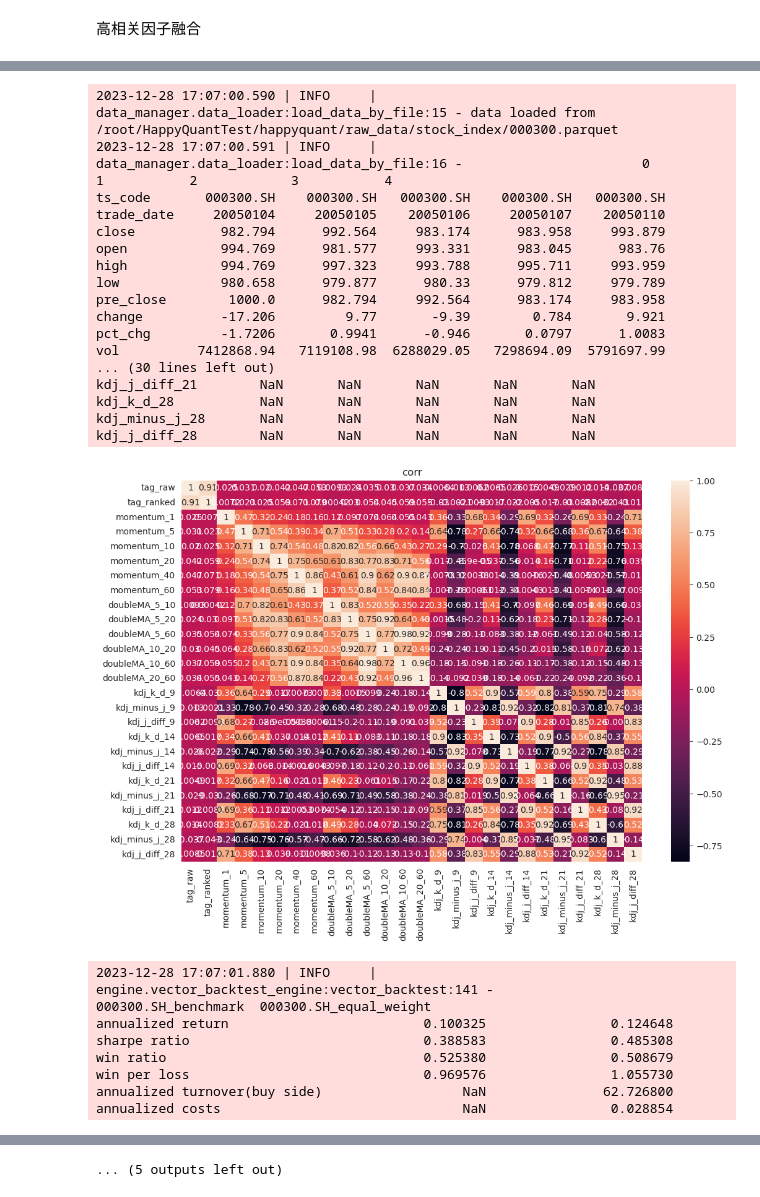
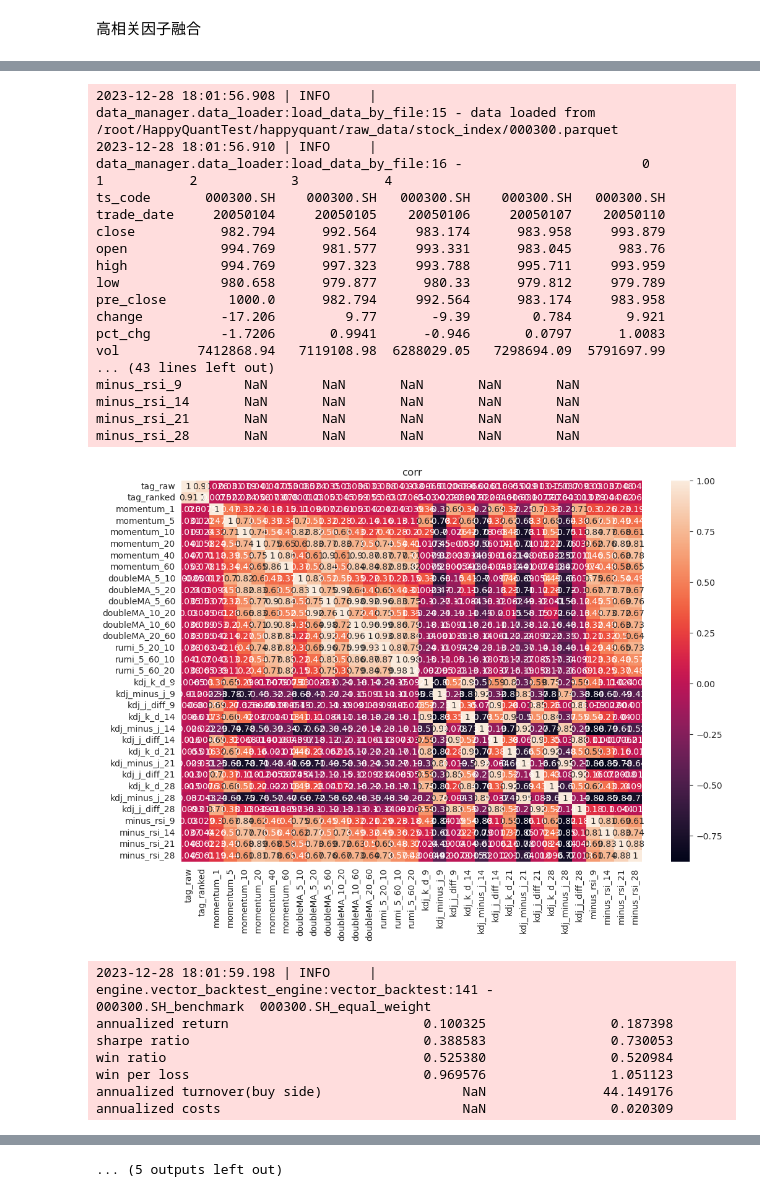
Before and after one commit to hjzgithub/HappyQuantTest, a Jupyter notebook: happyquant/test.ipynb, the cells around one changed output, grey strips where cells are left out. Cells and saved outputs as stored; diff of their text form; code cells hidden in the pictures.

Commit message:
add rumi factor

```diff
--- a/happyquant/test.ipynb
+++ b/happyquant/test.ipynb
@@ -47,7 +48,7 @@ def get_args_with_batch_id(batch_id):
 # %% [markdown]
 高相关因子融合
 # %%
-factor_classes = [Momentum, DoubleMA, KDJ]
+factor_classes = [Momentum, DoubleMA, RUMI, KDJ, RSI]
 contracts = ['000016.SH', '000300.SH', '000905.SH', '000852.SH']
 args_list = [get_args_with_batch_id(batch_id) for batch_id in [1]]
 dict_signal, dict_pnl = vector_backtest(factor_classes, contracts, args_list)
@@ -82,25 +83,25 @@ annualized costs                               NaN                0.029105
-2023-12-28 17:07:00.590 | INFO     | data_manager.data_loader:load_data_by_file:15 - data loaded from /root/HappyQuantTest/happyquant/raw_data/stock_index/000300.parquet
-2023-12-28 17:07:00.591 | INFO     | data_manager.data_loader:load_data_by_file:16 -                       0            1           2            3           4
+2023-12-28 18:01:56.908 | INFO     | data_manager.data_loader:load_data_by_file:15 - data loaded from /root/HappyQuantTest/happyquant/raw_data/stock_index/000300.parquet
+2023-12-28 18:01:56.910 | INFO     | data_manager.data_loader:load_data_by_file:16 -                       0            1           2            3           4
 ts_code       000300.SH    000300.SH   000300.SH    000300.SH   000300.SH
 trade_date     20050104     20050105    20050106     20050107    20050110
 close           982.794      992.564     983.174      983.958     993.879
 open            994.769      981.577     993.331      983.045      983.76
 high            994.769      997.323     993.788      995.711     993.959
 low             980.658      979.877      980.33      979.812     979.789
 pre_close        1000.0      982.794     992.564      983.174     983.958
 change          -17.206         9.77       -9.39        0.784       9.921
 pct_chg         -1.7206       0.9941      -0.946       0.0797      1.0083
 vol          7412868.94   7119108.98  6288029.05   7298694.09  5791697.99
-... (30 lines left out)
-kdj_j_diff_21        NaN       NaN       NaN       NaN       NaN
-kdj_k_d_28           NaN       NaN       NaN       NaN       NaN
-kdj_minus_j_28       NaN       NaN       NaN       NaN       NaN
-kdj_j_diff_28        NaN       NaN       NaN       NaN       NaN
+... (43 lines left out)
+minus_rsi_9        NaN       NaN       NaN       NaN       NaN
+minus_rsi_14       NaN       NaN       NaN       NaN       NaN
+minus_rsi_21       NaN       NaN       NaN       NaN       NaN
+minus_rsi_28       NaN       NaN       NaN       NaN       NaN
-[figure, old version]
+[figure, new version]
-2023-12-28 17:07:01.880 | INFO     | engine.vector_backtest_engine:vector_backtest:141 -                                000300.SH_benchmark  000300.SH_equal_weight
-annualized return                         0.100325                0.124648
-sharpe ratio                              0.388583                0.485308
-win ratio                                 0.525380                0.508679
-win per loss                              0.969576                1.055730
-annualized turnover(buy side)                  NaN               62.726800
-annualized costs                               NaN                0.028854
+2023-12-28 18:01:59.198 | INFO     | engine.vector_backtest_engine:vector_backtest:141 -                                000300.SH_benchmark  000300.SH_equal_weight
+annualized return                         0.100325                0.187398
+sharpe ratio                              0.388583                0.730053
+win ratio                                 0.525380                0.520984
+win per loss                              0.969576                1.051123
+annualized turnover(buy side)                  NaN               44.149176
+annualized costs                               NaN                0.020309
```
Also changed, not shown: parts of 2 cells of this notebook, 6 other files.
